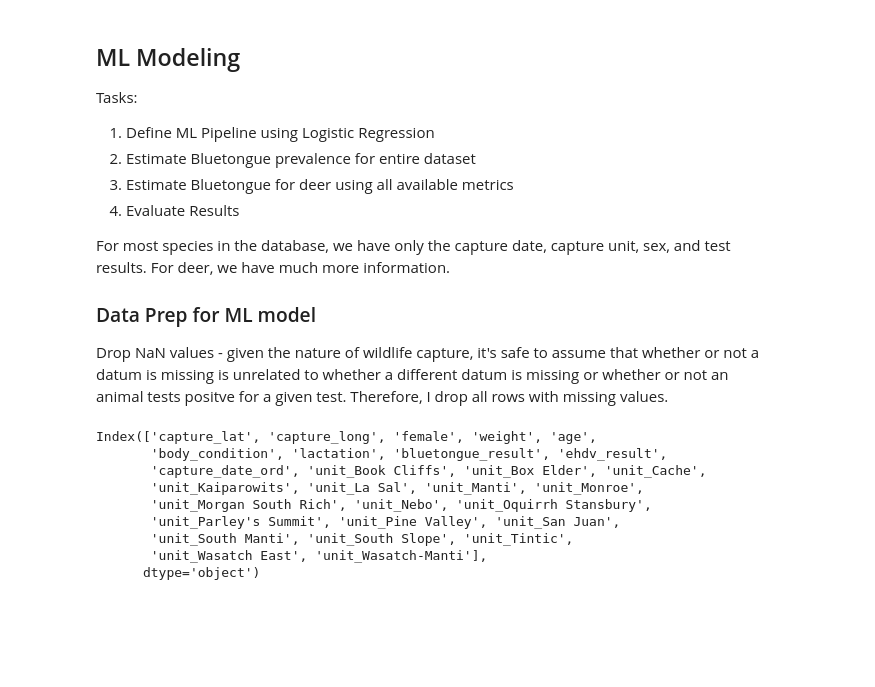
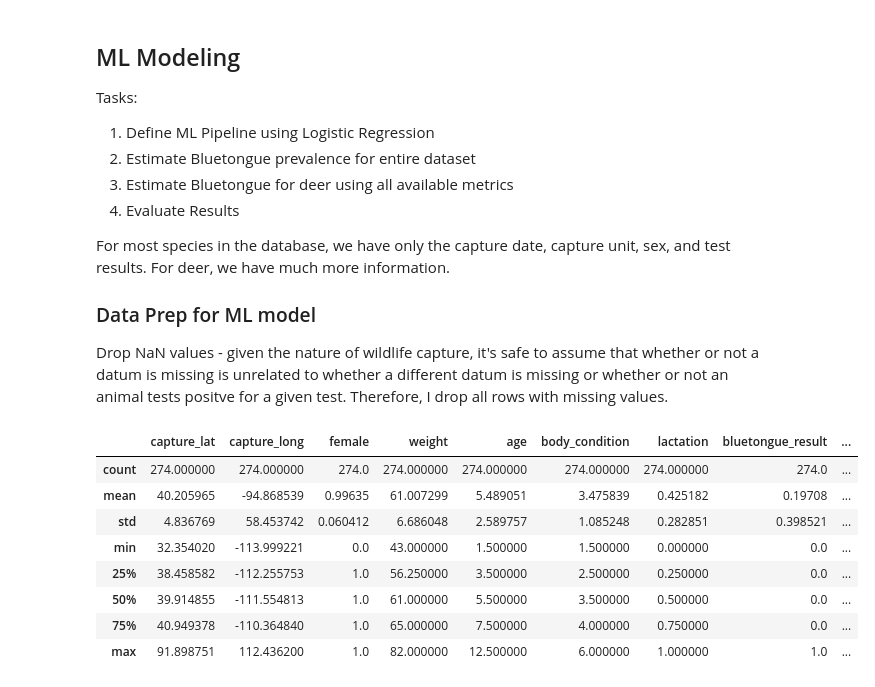
Before and after one commit to epistemetrica/utah_dwr_python, a Jupyter notebook: wildlife_disease.ipynb, the cells around one changed output. Cells and saved outputs as stored; diff of their text form; code cells hidden in the pictures; blank space fills up the shorter version.

```diff
--- a/wildlife_disease.ipynb
+++ b/wildlife_disease.ipynb
@@ -670,15 +671,21 @@ del muledeer_df['capture_date']
 #get dummies for capture unit
 muledeer_df = pd.get_dummies(muledeer_df, columns=['capture_unit'], prefix='unit', drop_first=True, dtype='Int64')
 
-muledeer_df.columns
+#combine ehdv and btv
+muledeer_hd_df = muledeer_df
+muledeer_hd_df['hd_result'] = muledeer_hd_df.bluetongue_result + muledeer_hd_df.ehdv_result
+muledeer_hd_df.hd_result = muledeer_hd_df.hd_result.apply(lambda row: 1 if row >= 1 else 0)
+muledeer_hd_df = muledeer_hd_df.drop(columns=['bluetongue_result', 'ehdv_result'])
-# %% [output]
-Index(['capture_lat', 'capture_long', 'female', 'weight', 'age',
-       'body_condition', 'lactation', 'bluetongue_result', 'ehdv_result',
-       'capture_date_ord', 'unit_Book Cliffs', 'unit_Box Elder', 'unit_Cache',
-       'unit_Kaiparowits', 'unit_La Sal', 'unit_Manti', 'unit_Monroe',
-       'unit_Morgan South Rich', 'unit_Nebo', 'unit_Oquirrh Stansbury',
-       'unit_Parley's Summit', 'unit_Pine Valley', 'unit_San Juan',
-       'unit_South Manti', 'unit_South Slope', 'unit_Tintic',
-       'unit_Wasatch East', 'unit_Wasatch-Manti'],
-      dtype='object')
+# %%
+muledeer_df.describe()
+# %% [output]
+|  | capture_lat | capture_long | female | weight | age | body_condition | lactation | bluetongue_result | ... |
+| count | 274.000000 | 274.000000 | 274.0 | 274.000000 | 274.000000 | 274.000000 | 274.000000 | 274.0 | ... |
+| mean | 40.205965 | -94.868539 | 0.99635 | 61.007299 | 5.489051 | 3.475839 | 0.425182 | 0.19708 | ... |
+| std | 4.836769 | 58.453742 | 0.060412 | 6.686048 | 2.589757 | 1.085248 | 0.282851 | 0.398521 | ... |
+| min | 32.354020 | -113.999221 | 0.0 | 43.000000 | 1.500000 | 1.500000 | 0.000000 | 0.0 | ... |
+| 25% | 38.458582 | -112.255753 | 1.0 | 56.250000 | 3.500000 | 2.500000 | 0.250000 | 0.0 | ... |
+| 50% | 39.914855 | -111.554813 | 1.0 | 61.000000 | 5.500000 | 3.500000 | 0.500000 | 0.0 | ... |
+| 75% | 40.949378 | -110.364840 | 1.0 | 65.000000 | 7.500000 | 4.000000 | 0.750000 | 0.0 | ... |
+| max | 91.898751 | 112.436200 | 1.0 | 82.000000 | 12.500000 | 6.000000 | 1.000000 | 1.0 | ... |
 # %%
```
Also changed, not shown: parts of 7 cells of this notebook.
